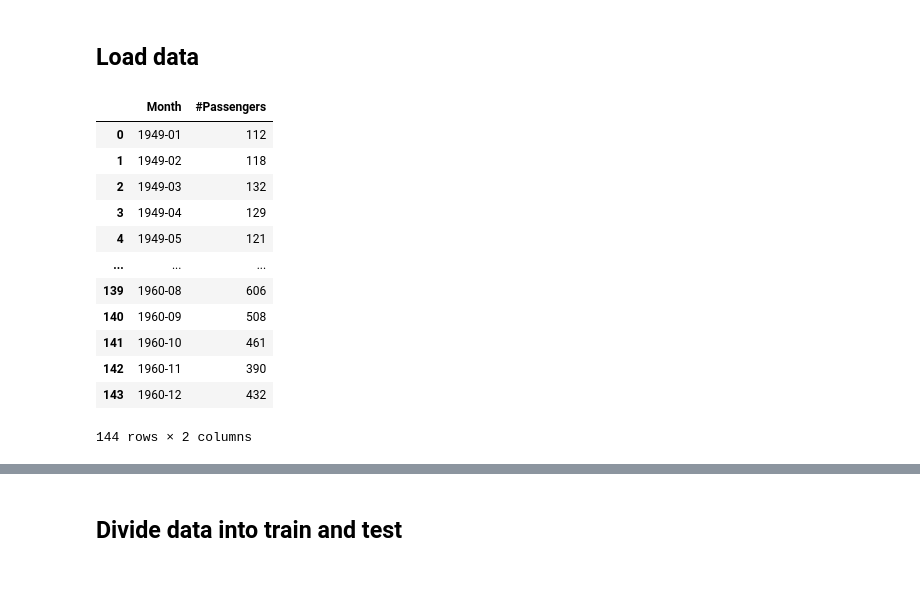
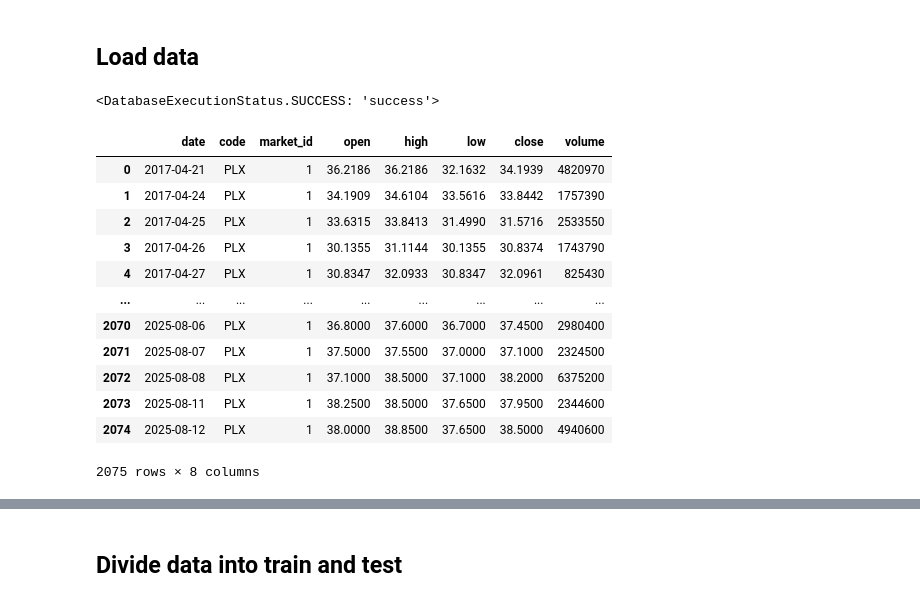
Before and after one commit to DucTrung1802/master-thesis, a Jupyter notebook: src/visualization/arima_visualization.ipynb, the cells around one changed output, grey strips where cells are left out. Drawn from its saved outputs; the diff is of its cells as text; code cells hidden in the pictures.

```diff
--- a/src/visualization/arima_visualization.ipynb
+++ b/src/visualization/arima_visualization.ipynb
@@ -24,3 +50,27 @@ from dtos.tabular_database_driver_dtos.tabular_database_driver_dtos import *
+# %%
+def auto_convert(df: pd.DataFrame) -> pd.DataFrame:
+    for col in df.columns:
+        # Dates
+        if "date" in col.lower():
+            df[col] = pd.to_datetime(df[col], errors="coerce")
+
+        # Codes
+        elif "code" in col.lower():
+            df[col] = df[col].astype("string")
+
+        # Market IDs
+        elif "market_id" in col.lower():
+            df[col] = pd.to_numeric(df[col], errors="coerce").astype("Int64")
+
+        # OHLC
+        elif col.lower() in ["open", "high", "low", "close"]:
+            df[col] = pd.to_numeric(df[col], errors="coerce").astype(float)
+
+        # Volume
+        elif "volume" in col.lower():
+            df[col] = pd.to_numeric(df[col], errors="coerce").astype("Int64")
+
+    return df
 # %% [markdown]
 ## Initialize the Logger
 # %%
@@ -36,26 +86,44 @@ arima_model = ArimaModel(logger=my_logger)
 # %% [markdown]
 ## Parameters
 # %%
-value_column_name = "#Passengers"
+stock_code = "PLX"
+value_column_name = "close"
 # %% [markdown]
 ## Load data
+# %%
+arima_model.connect_to_database(database_name=os.getenv("BRONZE_POSTGRES_DATABASE"))
+# %% [output]
+<DatabaseExecutionStatus.SUCCESS: 'success'>
 # %%
-df = pd.read_csv("AirPassengers.csv")
+df = arima_model.select(
+    schema_name="enterprise",
+    table_name="daily_price",
+    conditions=[
+        Condition(
+            column="code",
+            operator=SqlOperator.EQUAL_TO,
+            value=stock_code,
+            data_type=DataType.VARCHAR,
+        )
+    ],
+    order_by=["date"],
+)
+df = auto_convert(df)
 df
 # %% [output]
-|  | Month | #Passengers |
-| 0 | 1949-01 | 112 |
-| 1 | 1949-02 | 118 |
-| 2 | 1949-03 | 132 |
-| 3 | 1949-04 | 129 |
-| 4 | 1949-05 | 121 |
-| ... | ... | ... |
-| 139 | 1960-08 | 606 |
-| 140 | 1960-09 | 508 |
-| 141 | 1960-10 | 461 |
-| 142 | 1960-11 | 390 |
-| 143 | 1960-12 | 432 |
+|  | date | code | market_id | open | high | low | close | volume |
+| 0 | 2017-04-21 | PLX | 1 | 36.2186 | 36.2186 | 32.1632 | 34.1939 | 4820970 |
+| 1 | 2017-04-24 | PLX | 1 | 34.1909 | 34.6104 | 33.5616 | 33.8442 | 1757390 |
+| 2 | 2017-04-25 | PLX | 1 | 33.6315 | 33.8413 | 31.4990 | 31.5716 | 2533550 |
+| 3 | 2017-04-26 | PLX | 1 | 30.1355 | 31.1144 | 30.1355 | 30.8374 | 1743790 |
+| 4 | 2017-04-27 | PLX | 1 | 30.8347 | 32.0933 | 30.8347 | 32.0961 | 825430 |
+| ... | ... | ... | ... | ... | ... | ... | ... | ... |
+| 2070 | 2025-08-06 | PLX | 1 | 36.8000 | 37.6000 | 36.7000 | 37.4500 | 2980400 |
+| 2071 | 2025-08-07 | PLX | 1 | 37.5000 | 37.5500 | 37.0000 | 37.1000 | 2324500 |
+| 2072 | 2025-08-08 | PLX | 1 | 37.1000 | 38.5000 | 37.1000 | 38.2000 | 6375200 |
+| 2073 | 2025-08-11 | PLX | 1 | 38.2500 | 38.5000 | 37.6500 | 37.9500 | 2344600 |
+| 2074 | 2025-08-12 | PLX | 1 | 38.0000 | 38.8500 | 37.6500 | 38.5000 | 4940600 |
-144 rows × 2 columns
+2075 rows × 8 columns
 # %%
 my_visualizer.plot_lines_chart(
     df,
```
Also changed, not shown: parts of 11 cells of this notebook, 5 other files.
